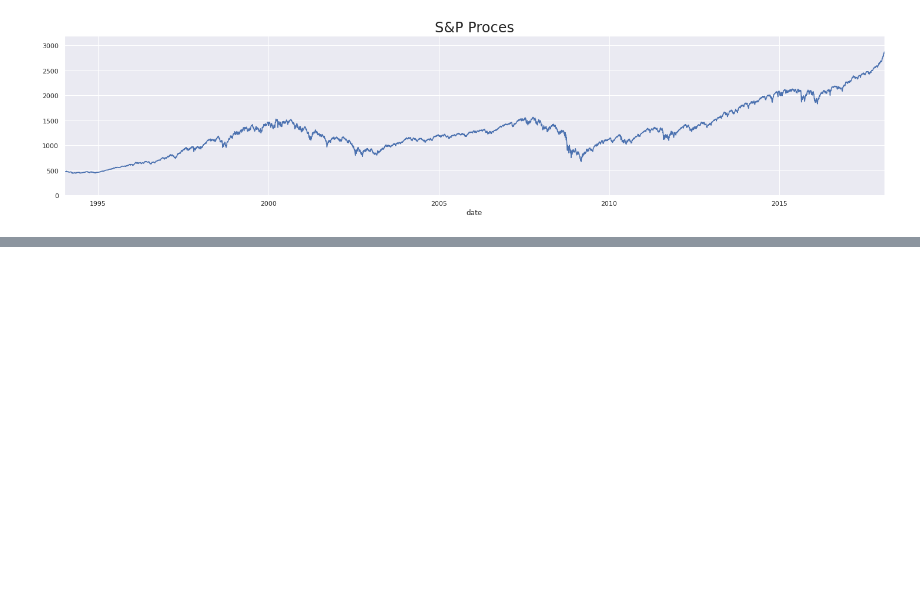
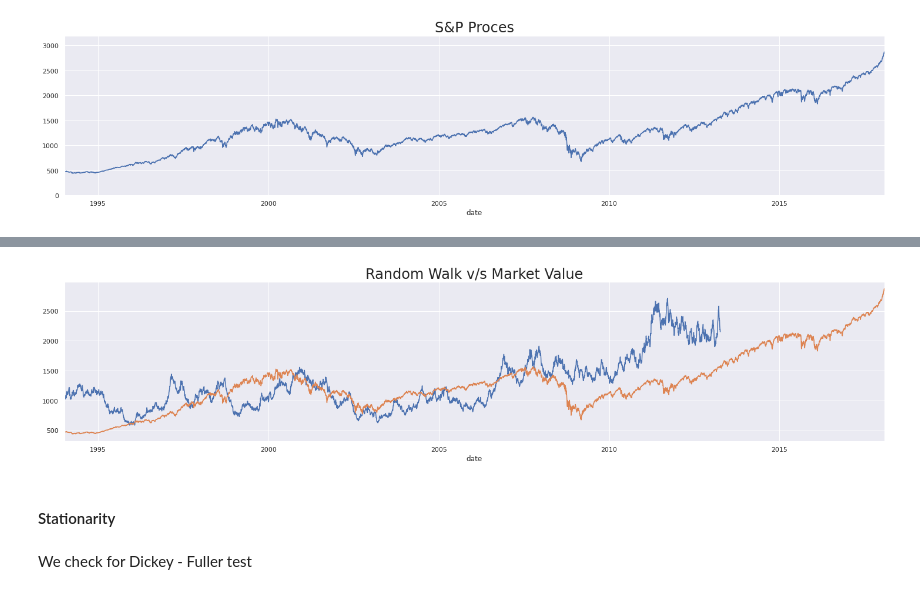
Before and after one commit to ajmal017/Time-Series-Modeling, a Jupyter notebook: 3_Working_with_Time_Series.ipynb, the cells around one changed output, grey strips where cells are left out. Cells and saved outputs as stored; diff of their text form; code cells hidden in the pictures; blank space fills up the shorter version.

```diff
--- a/3_Working_with_Time_Series.ipynb
+++ b/3_Working_with_Time_Series.ipynb
@@ -363,0 +407,13 @@ plt.show()
+# %%
+# Plot market value with random walk
+
+df.rw.plot(figsize = (25,5))
+df.market_value.plot(figsize = (25,5))
+plt.title("Random Walk v/s Market Value", size=24)
+plt.show()
+# %% [output]
+[figure, added]
+# %% [markdown]
+#### Stationarity
+# %% [markdown]
+We check for Dickey - Fuller test
```
Also changed, not shown: parts of 11 cells of this notebook.
